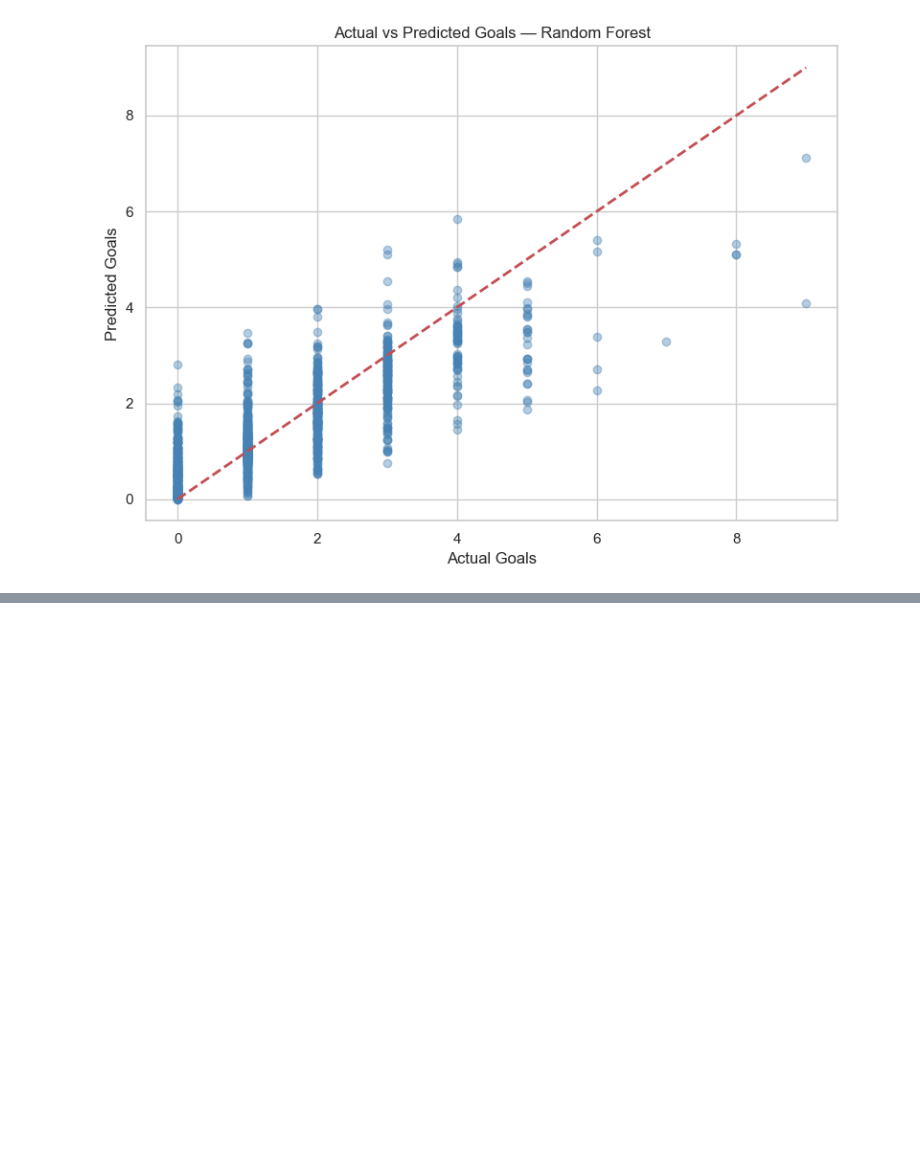
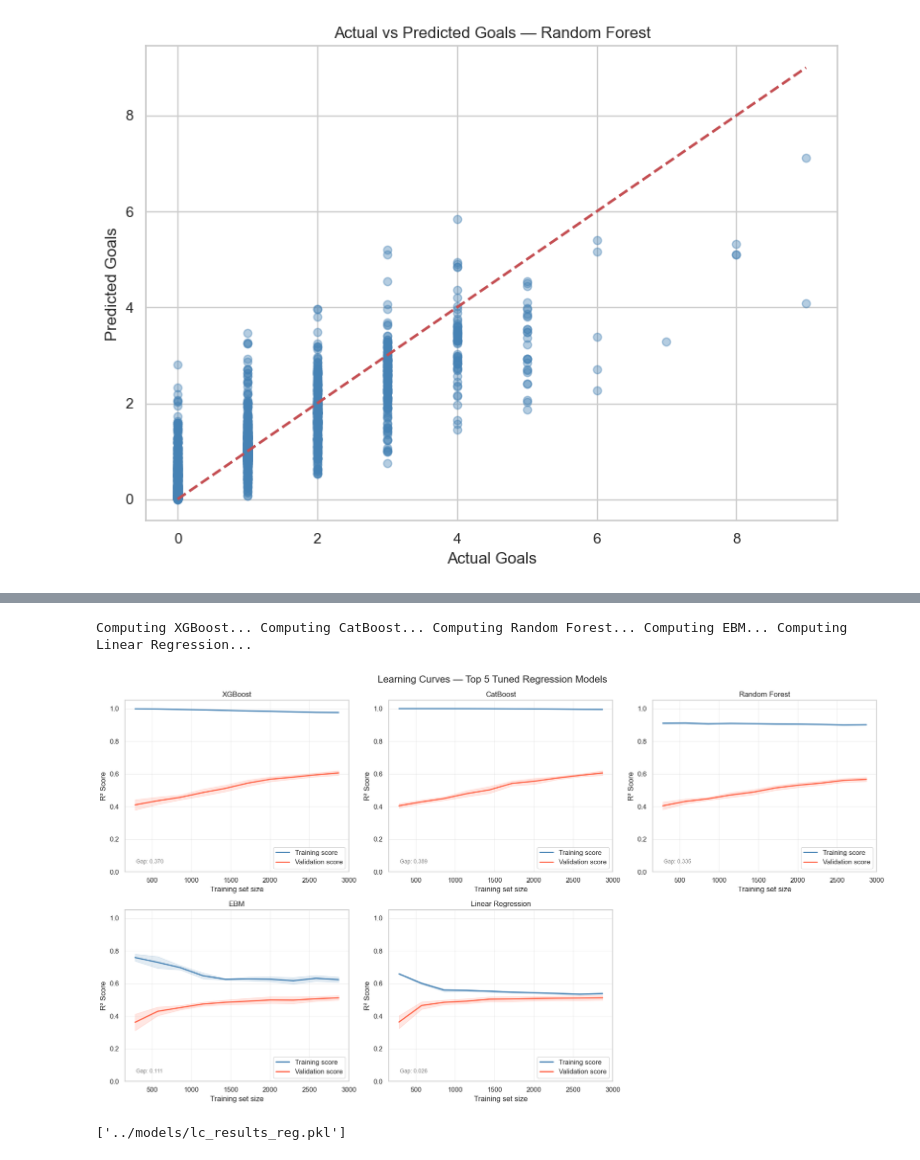
Before and after one commit to Technical-University-of-Cluj-Napoca/proiect-ml-maraaaparaaa, a Jupyter notebook: notebooks/PremierLeague-Regression.ipynb, the cells around one changed output, grey strips where cells are left out. Cells and saved outputs as stored; diff of their text form; code cells hidden in the pictures; blank space fills up the shorter version.

```diff
--- a/notebooks/PremierLeague-Regression.ipynb
+++ b/notebooks/PremierLeague-Regression.ipynb
@@ -708,0 +999,79 @@ plt.show()
+# %%
+from sklearn.model_selection import learning_curve
+
+lc_results_reg = {}
+
+def plot_learning_curve(model, name, X, y, ax, scoring='r2'):
+    train_sizes, train_scores, val_scores = learning_curve(
+        model, X, y,
+        cv=5,
+        scoring=scoring,
+        n_jobs=-1,
+        train_sizes=np.linspace(0.1, 1.0, 10),
+        random_state=42
+    )
+
+    # Salveaza in dictionar
+    lc_results_reg[name] = {
+        'train_sizes':  train_sizes,
+        'train_scores': train_scores,
+        'val_scores':   val_scores
+    }
+
+    train_mean = train_scores.mean(axis=1)
+    train_std  = train_scores.std(axis=1)
+    val_mean   = val_scores.mean(axis=1)
+    val_std    = val_scores.std(axis=1)
+
+    ax.plot(train_sizes, train_mean,
+            color='steelblue', label='Training score', linewidth=2)
+    ax.plot(train_sizes, val_mean,
+            color='tomato', label='Validation score', linewidth=2)
+    ax.fill_between(train_sizes,
+                    train_mean - train_std,
+                    train_mean + train_std,
+                    alpha=0.15, color='steelblue')
+    ax.fill_between(train_sizes,
+                    val_mean - val_std,
+                    val_mean + val_std,
+                    alpha=0.15, color='tomato')
+    ax.set_title(f'{name}', fontsize=12)
+    ax.set_xlabel('Training set size')
+    ax.set_ylabel('R² Score')
+    ax.legend(loc='lower right')
+    ax.set_ylim(0, 1.05)
+    ax.grid(True, alpha=0.3)
+
+    gap = train_mean[-1] - val_mean[-1]
+    ax.annotate(f'Gap: {gap:.3f}',
+                xy=(0.05, 0.05), xycoords='axes fraction',
+                fontsize=9, color='gray')
+
+fig, axes = plt.subplots(2, 3, figsize=(18, 10))
+fig.suptitle('Learning Curves — Top 5 Tuned Regression Models',
+             fontsize=16)
+
+models_to_plot = {
+    'XGBoost':           xgb_bayes.best_estimator_,
+    'CatBoost':          cat_bayes.best_estimator_,
+    'Random Forest':     rf_bayes.best_estimator_,
+    'EBM':               ebm_grid.best_estimator_,
+    'Linear Regression': lr_grid.best_estimator_
+}
+
+for i, (name, model) in enumerate(models_to_plot.items()):
+    ax = axes[i//3][i%3]
+    print(f"Computing {name}...", end=' ')
+    plot_learning_curve(model, name, X_train_scaled, y_train_r, ax)
+
+axes[1][2].set_visible(False)
+plt.tight_layout()
+plt.show()
+
+# Salveaza pe disk
+import joblib
+joblib.dump(lc_results_reg, '../models/lc_results_reg.pkl')
+# %% [output]
+Computing XGBoost... Computing CatBoost... Computing Random Forest... Computing EBM... Computing Linear Regression...
+[figure, added]
+['../models/lc_results_reg.pkl']
```
Also changed, not shown: parts of 52 cells of this notebook, 57 other files.
